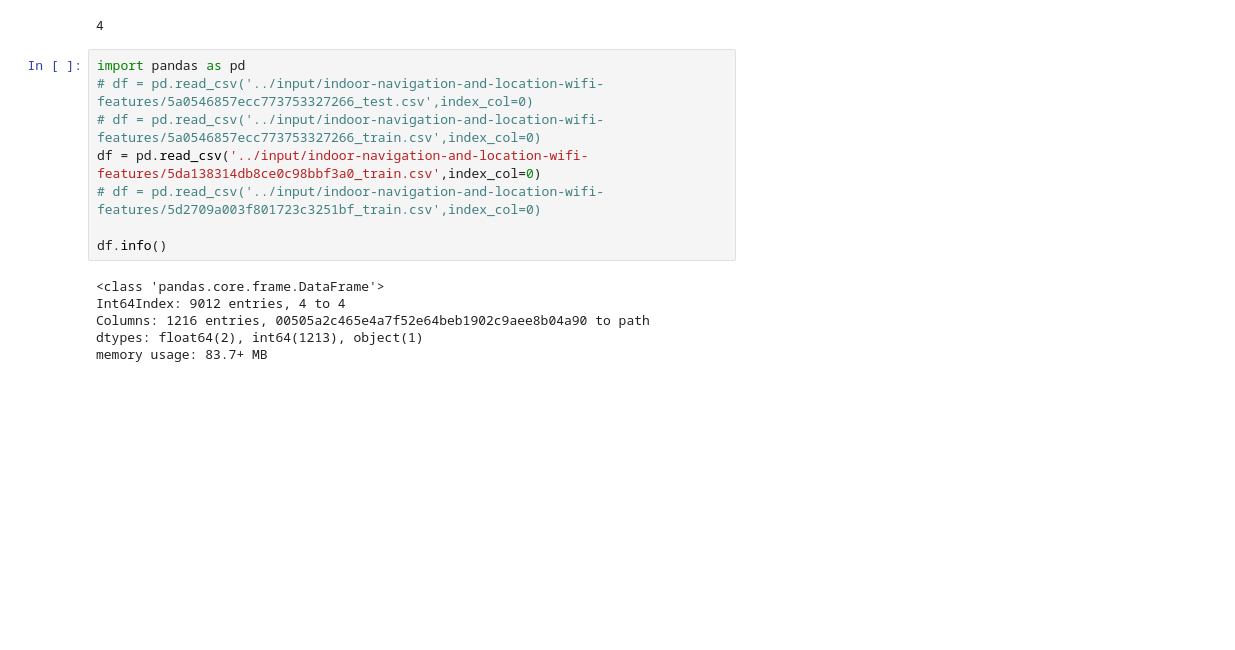
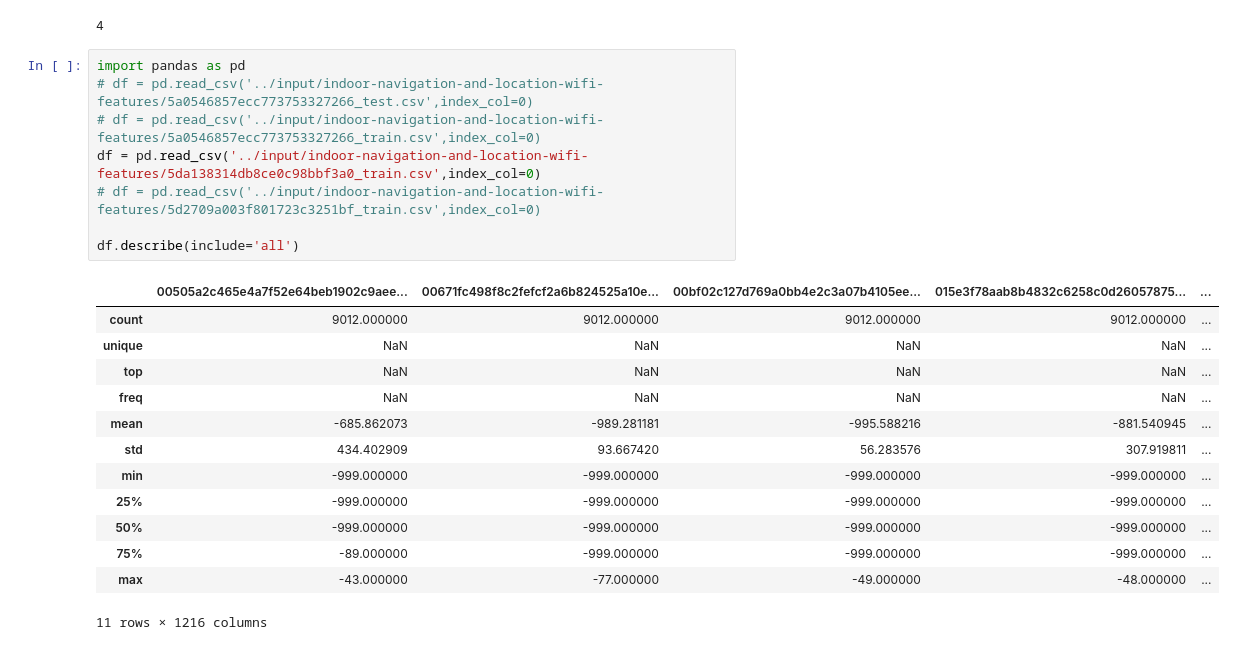
Before and after one commit to MattMalloum/Kaggle_IndoorNavigation_AHM, a Jupyter notebook: wifi-features-with-xgboost-kfold.ipynb, the cells around one changed output. Drawn from its saved outputs; the diff is of its cells as text; blank space fills up the shorter version.

```diff
--- a/wifi-features-with-xgboost-kfold.ipynb
+++ b/wifi-features-with-xgboost-kfold.ipynb
@@ -227,14 +227,22 @@ memory usage: 316.7+ KB
 # %%
 import pandas as pd
 # df = pd.read_csv('../input/indoor-navigation-and-location-wifi-features/5a0546857ecc773753327266_test.csv',index_col=0)
 # df = pd.read_csv('../input/indoor-navigation-and-location-wifi-features/5a0546857ecc773753327266_train.csv',index_col=0)
 df = pd.read_csv('../input/indoor-navigation-and-location-wifi-features/5da138314db8ce0c98bbf3a0_train.csv',index_col=0)
 # df = pd.read_csv('../input/indoor-navigation-and-location-wifi-features/5d2709a003f801723c3251bf_train.csv',index_col=0)
 
-df.info()
+df.describe(include='all')
 # %% [output]
+|  | 00505a2c465e4a7f52e64beb1902c9aee... | 00671fc498f8c2fefcf2a6b824525a10e... | 00bf02c127d769a0bb4e2c3a07b4105ee... | 015e3f78aab8b4832c6258c0d26057875... | ... |
+| count | 9012.000000 | 9012.000000 | 9012.000000 | 9012.000000 | ... |
+| unique | NaN | NaN | NaN | NaN | ... |
+| top | NaN | NaN | NaN | NaN | ... |
+| freq | NaN | NaN | NaN | NaN | ... |
+| mean | -685.862073 | -989.281181 | -995.588216 | -881.540945 | ... |
+| std | 434.402909 | 93.667420 | 56.283576 | 307.919811 | ... |
+| min | -999.000000 | -999.000000 | -999.000000 | -999.000000 | ... |
+| 25% | -999.000000 | -999.000000 | -999.000000 | -999.000000 | ... |
+| 50% | -999.000000 | -999.000000 | -999.000000 | -999.000000 | ... |
+| 75% | -89.000000 | -999.000000 | -999.000000 | -999.000000 | ... |
+| max | -43.000000 | -77.000000 | -49.000000 | -48.000000 | ... |
-<class 'pandas.core.frame.DataFrame'>
-Int64Index: 9012 entries, 4 to 4
-Columns: 1216 entries, 00505a2c465e4a7f52e64beb1902c9aee8b04a90 to path
-dtypes: float64(2), int64(1213), object(1)
-memory usage: 83.7+ MB
+11 rows × 1216 columns
```
Also changed, not shown: parts of 5 cells of this notebook.
